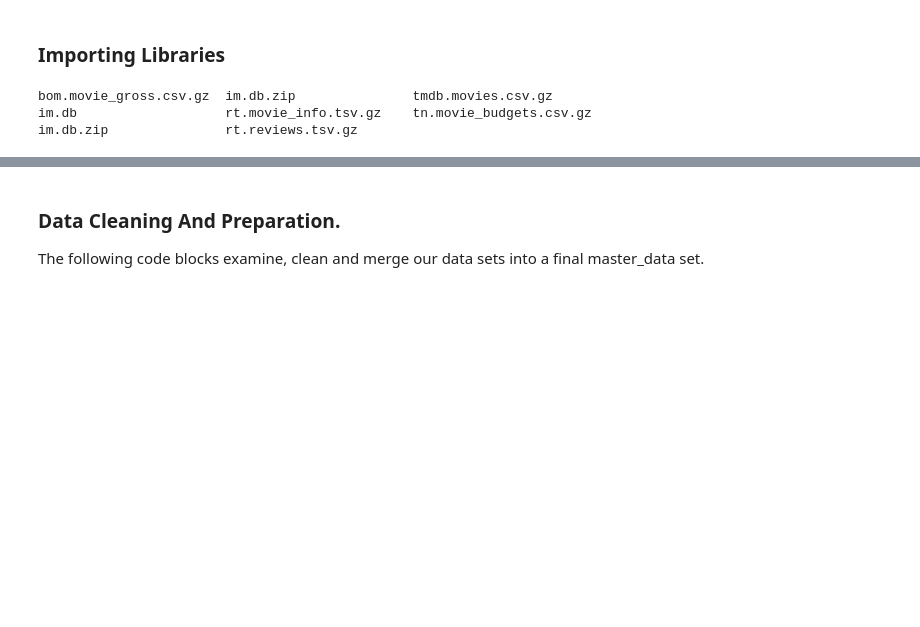
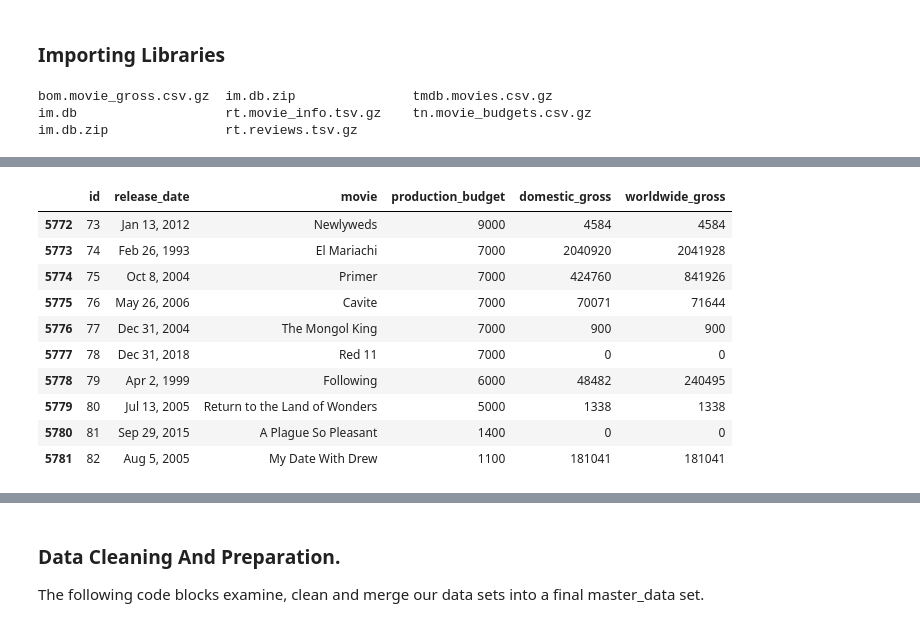
Before and after one commit to sarahadamsjack/phase-1-project-1, a Jupyter notebook: phase-1-project.ipynb, the cells around one changed output, grey strips where cells are left out. Saved outputs shown, nothing was run; the diff lists cells and outputs as text; code cells hidden in the pictures; blank space fills up the shorter version.

```diff
--- a/phase-1-project.ipynb
+++ b/phase-1-project.ipynb
@@ -52,0 +106,14 @@ print(tn_df.info())
+# %%
+tn_df.tail(10)
+# %% [output]
+|  | id | release_date | movie | production_budget | domestic_gross | worldwide_gross |
+| 5772 | 73 | Jan 13, 2012 | Newlyweds | 9000 | 4584 | 4584 |
+| 5773 | 74 | Feb 26, 1993 | El Mariachi | 7000 | 2040920 | 2041928 |
+| 5774 | 75 | Oct 8, 2004 | Primer | 7000 | 424760 | 841926 |
+| 5775 | 76 | May 26, 2006 | Cavite | 7000 | 70071 | 71644 |
+| 5776 | 77 | Dec 31, 2004 | The Mongol King | 7000 | 900 | 900 |
+| 5777 | 78 | Dec 31, 2018 | Red 11 | 7000 | 0 | 0 |
+| 5778 | 79 | Apr 2, 1999 | Following | 6000 | 48482 | 240495 |
+| 5779 | 80 | Jul 13, 2005 | Return to the Land of Wonders | 5000 | 1338 | 1338 |
+| 5780 | 81 | Sep 29, 2015 | A Plague So Pleasant | 1400 | 0 | 0 |
+| 5781 | 82 | Aug 5, 2005 | My Date With Drew | 1100 | 181041 | 181041 |
```
Also changed, not shown: parts of 9 cells of this notebook.
